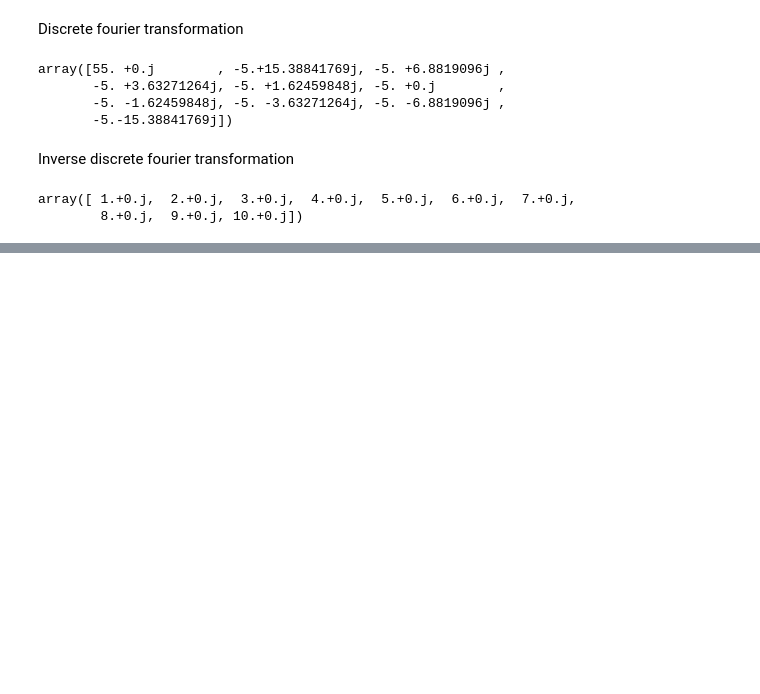
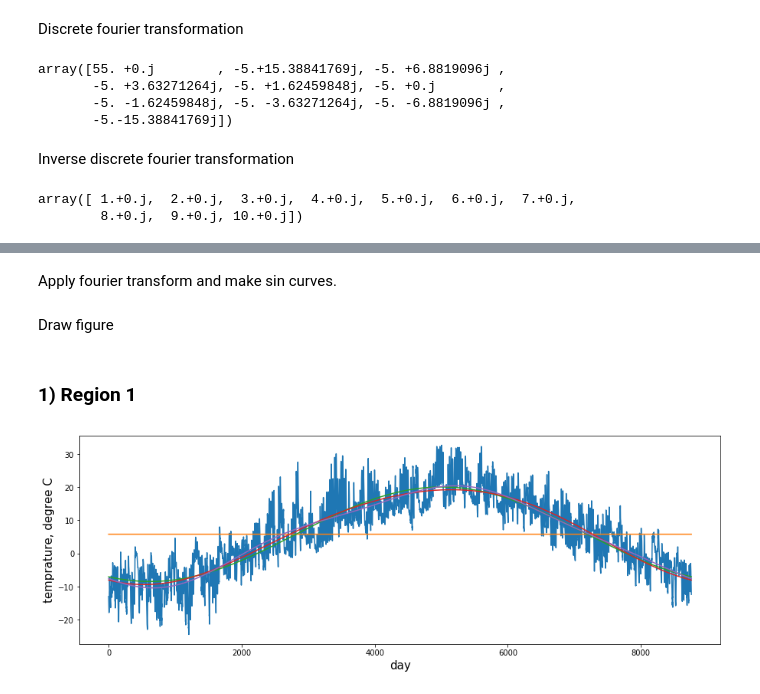
Before and after one commit to KENKAN-Lab/busi, a Jupyter notebook: library/fourier_transform.ipynb, the cells around one changed output, grey strips where cells are left out. Drawn from its saved outputs; the diff is of its cells as text; code cells hidden in the pictures; blank space fills up the shorter version.

```diff
--- a/library/fourier_transform.ipynb
+++ b/library/fourier_transform.ipynb
@@ -145,0 +166,43 @@ array([ 1.+0.j,  2.+0.j,  3.+0.j,  4.+0.j,  5.+0.j,  6.+0.j,  7.+0.j,
+# %%
+def get_outdoor_temperature(region):
+    PATH = '../data/ees_external_condition.csv'
+    ec = ExternalCondition(PATH, region, False, False)
+    return [r.T.C for r in ec.get_air_row()]
+# %% [markdown]
+Apply fourier transform and make sin curves.
+# %%
+def make_curve(data, k):
+
+    def get_value(dft, n):
+        return np.array([(dft[n].real * np.cos(2 * np.pi / 8760 * i * n) \
+                          - dft[n].imag * np.sin(2 * np.pi / 8760 * i * n) ) / 8760 for i in range(8760)])
+
+    def get_curve(dft, k):
+        v = get_value(dft, 0)
+        if k > 0:
+            for j in range(1, k+1):
+                v = v + get_value(dft, j) * 2
+        return v
+
+    dft = np.fft.fft(data)
+
+    return get_curve(dft, k)
+# %% [markdown]
+Draw figure
+# %%
+def draw_figure(temp, curves):
+    fig = plt.figure(figsize = (15,5))
+    ax = fig.add_subplot(1,1,1)
+    ax.plot(range(8760), temp)
+    for c in curves:
+        ax.plot(range(8760), c)
+    ax.set_xlabel('day', fontsize = 15)
+    ax.set_ylabel('temprature, degree C', fontsize = 15)
+# %% [markdown]
+### 1) Region 1
+# %%
+temp = get_outdoor_temperature('region1')
+curves = [make_curve(temp,0), make_curve(temp,1), make_curve(temp,2), make_curve(temp,3)]
+draw_figure(temp, curves)
+# %% [output]
+[figure, added]
```
Also changed, not shown: parts of 24 cells of this notebook.
